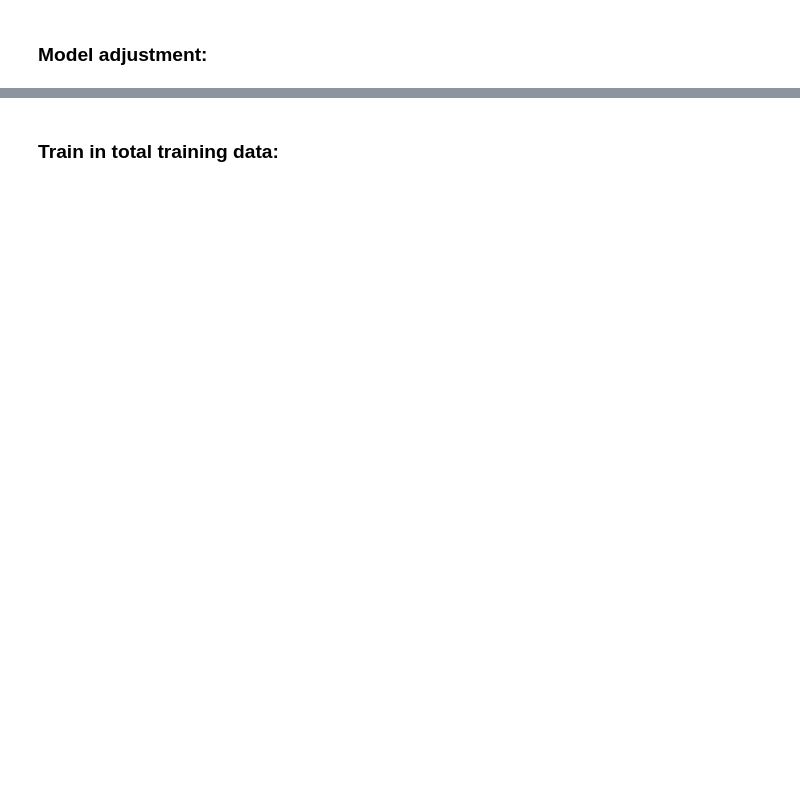
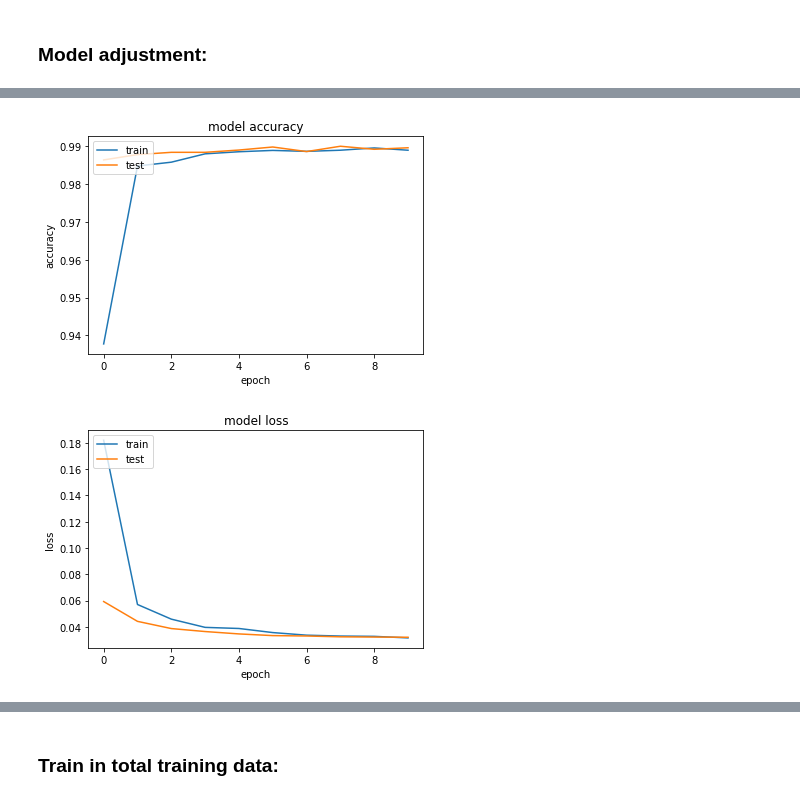
Before and after one commit to crj0322/dog_vs_cat, a Jupyter notebook: classification/single_model.ipynb, the cells around one changed output, grey strips where cells are left out. Drawn from its saved outputs; the diff is of its cells as text; code cells hidden in the pictures; blank space fills up the shorter version.

```diff
--- a/classification/single_model.ipynb
+++ b/classification/single_model.ipynb
@@ -47,13 +64,14 @@ if os.path.exists('Xception_top_layers.h5'):
 # %% [markdown]
 ### Model adjustment:
 # %%
-model = Sequential()
-model.add(BatchNormalization(axis=1, name='top_bn_1', input_shape=(2048,)))
-model.add(Dropout(0.7))
-model.add(Dense(1024, activation=None, name='top_fc_1'))
-model.add(BatchNormalization(axis=1, name='top_bn_2'))
-model.add(Activation('relu'))
-model.add(Dropout(0.7))
-model.add(Dense(1, activation='sigmoid', name='top_sigmoid'))
+input_tensor = Input(X_train.shape[1:])
+x = Dropout(0.6)(input_tensor)
+# x = Dense(512, activation=None, name='top_dense')(x)
+# x = BatchNormalization(name='top_bn')(x)
+# x = Activation('relu')(x)
+# x = Dropout(0.8)(x)
+x = Dense(1, activation='sigmoid', name='top_sigmoid')(x)
+model = Model(input_tensor, x)
 
+opt = optimizers.Adam(lr=1e-3)
 model.compile(optimizer='adam', loss='binary_crossentropy', metrics=['accuracy'])
@@ -118,0 +98,5 @@ dict_keys(['val_loss', 'val_acc', 'loss', 'acc'])
+# %%
+plot_history(history)
+# %% [output]
+[figure, added]
+[figure, added]
```
Also changed, not shown: parts of 16 cells of this notebook, 4 other files.
